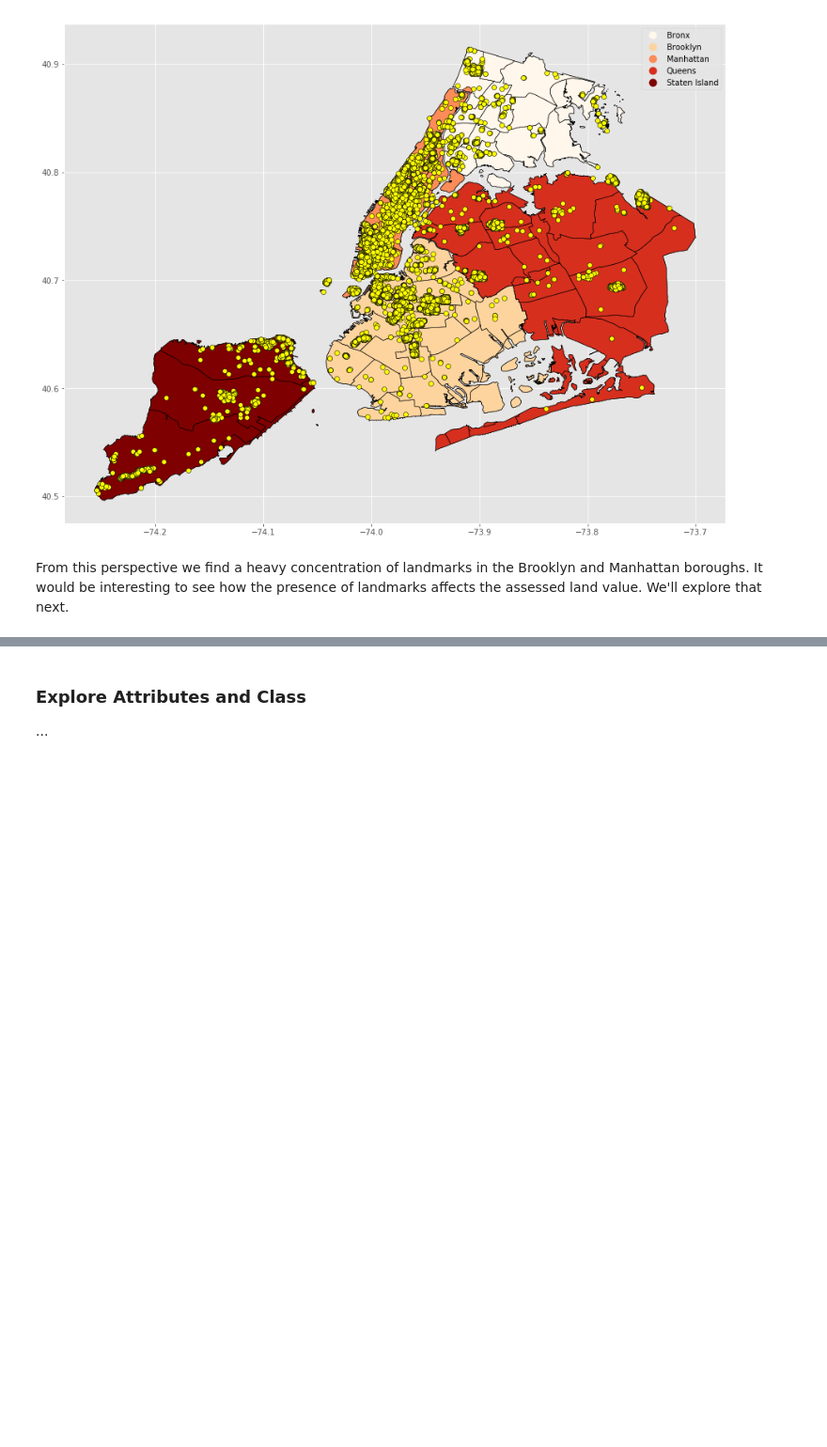
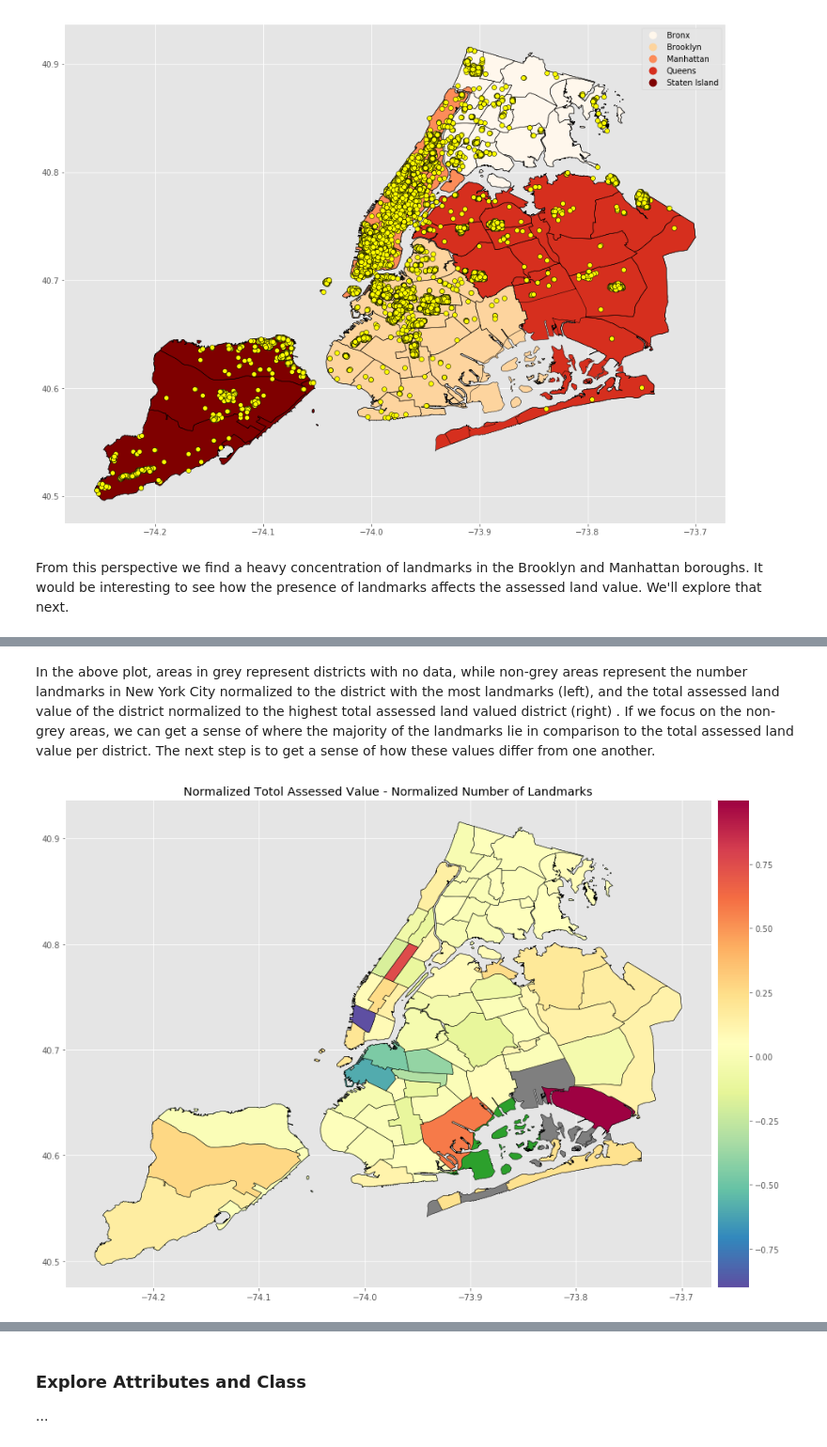
Before and after one commit to lavos84/DS7331-Term-Project, a Jupyter notebook: DS 7331 Term Project.ipynb, the cells around one changed output, grey strips where cells are left out. Shown at 94% size. Saved outputs shown, nothing was run; the diff lists cells and outputs as text; code cells hidden in the pictures; blank space fills up the shorter version.

```diff
--- a/DS 7331 Term Project.ipynb
+++ b/DS 7331 Term Project.ipynb
@@ -692,0 +724,16 @@ Whether we're looking at mean, max, or total assessed land values, there seems t
+# %% [markdown]
+In the above plot, areas in grey represent districts with no data, while non-grey areas represent the number landmarks in New York City normalized to the district with the most landmarks (left), and the total assessed land value of the district normalized to the highest total assessed land valued district (right) .  If we focus on the non-grey areas, we can get a sense of where the majority of the landmarks lie in comparison to the total assessed land value per district.  The next step is to get a sense of how these values differ from one another.
+# %%
+# Subtract the normalized total assessed land value from the normalized number of landmarks
+districts["Difference"] = districts["Total_value"] - districts["Number_of_landmarks"]
+# Visualize the difference on a new plot
+fig, ax = plt.subplots(figsize = (15, 15))
+ax.set_aspect('equal')
+ax.set_title('Normalized Totol Assessed Value - Normalized Number of Landmarks')
+divider = make_axes_locatable(ax)
+cax = divider.append_axes("right", size="5%", pad=0.1)
+boroughs.plot(ax = ax, column = "BoroName", cmap = None, edgecolor = "black")
+districts.plot(ax= ax, column = "Difference", cmap = "Spectral_r", edgecolor = "black", legend = True, cax = cax)
+plt.show()
+# %% [output]
+[figure, added]
```
Also changed, not shown: parts of 10 cells of this notebook.
